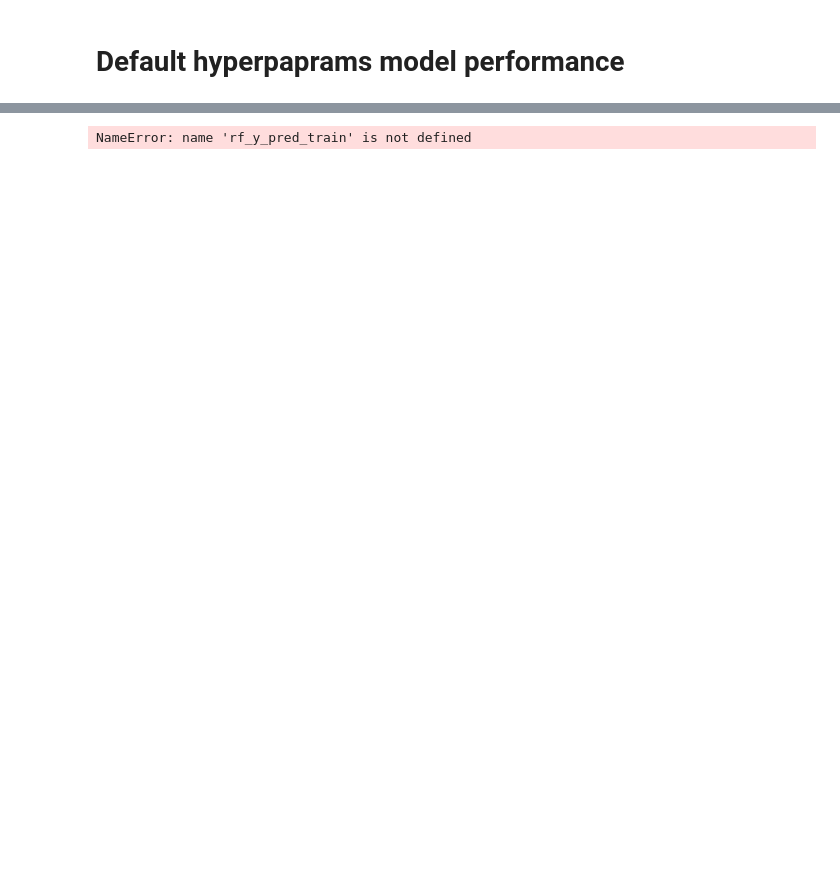
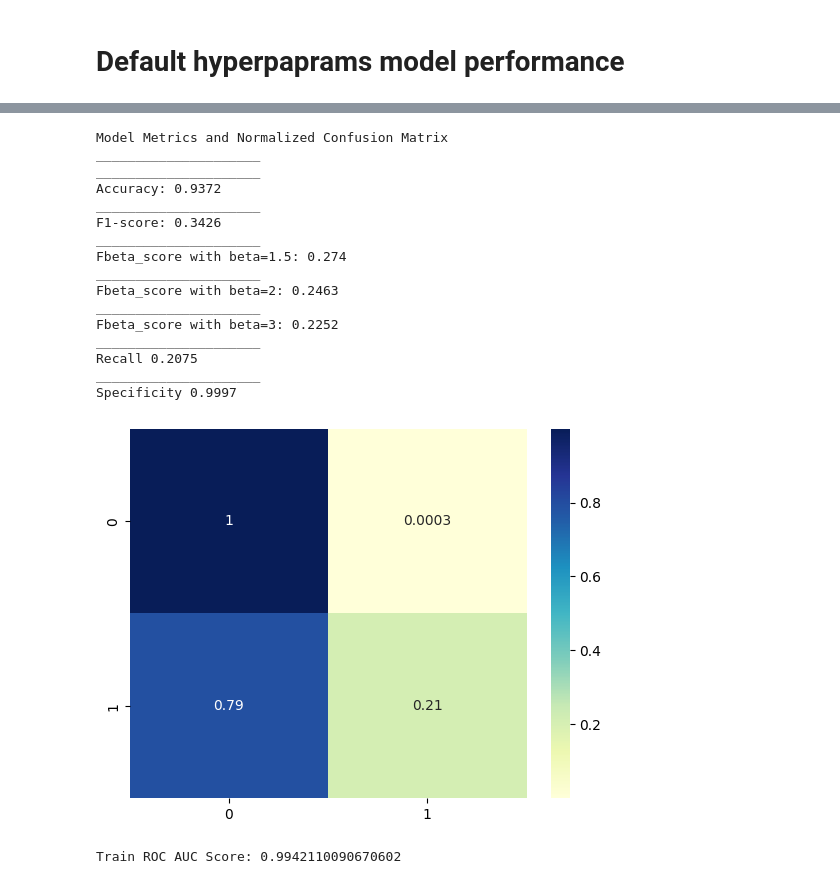
Before and after one commit to Cazta/fraud_detection_electricity_company, a Jupyter notebook: fraud_ml_randomforest.ipynb, the cells around one changed output, grey strips where cells are left out. Drawn from its saved outputs; the diff is of its cells as text; code cells hidden in the pictures; blank space fills up the shorter version.

```diff
--- a/fraud_ml_randomforest.ipynb
+++ b/fraud_ml_randomforest.ipynb
@@ -48,8 +47,8 @@ y_train_tree_large = pd.read_csv('data/y_train_tree_large.csv', delimiter=',')
 # %%
 #reshape y into 2D-array
 
-y_train_tree_small = np.ravel(y_train_tree_small).reshape(-1, 1)
-y_train_tree_large = np.ravel(y_train_tree_large).reshape(-1, 1)
+y_train_tree_small = np.ravel(y_train_tree_small)
+y_train_tree_large = np.ravel(y_train_tree_large)
 # %% [markdown]
 # Import entire data set: test and train data, target
 # %%
@@ -66,10 +65,10 @@ y_train_tree_large = np.ravel(y_train_tree_large).reshape(-1, 1)
 # Instantiating and training model with default hyperparams
 # %%
 # Create the model with 100 trees
-random_forest_default = RandomForestClassifier(n_estimators=100,
+random_forest_default = RandomForestClassifier(n_estimators=500,
                                random_state=RSEED,
                                max_features = 'sqrt',
-                               n_jobs=-1, verbose = 1)
+                               n_jobs=-1, verbose = 1, max_depth=60, min_samples_split=10)
 
 # Fit on small subset of training data
 random_forest_default.fit(X_train_tree_small, y_train_tree_small)
@@ -110,9 +116,31 @@ rf_y_probs_train_small = random_forest_default.predict_proba(X_train_tree_small)
 # %%
 # accuracy matrix: predicted target and true target (small subset of training data)
 
-our_metrics(y_train_tree_small, rf_y_pred_train)
+our_metrics(y_train_tree_small, rf_y_pred_train_small)
 # %% [output]
-NameError: name 'rf_y_pred_train' is not defined
+Model Metrics and Normalized Confusion Matrix
+_____________________
+_____________________
+Accuracy: 0.9372
+_____________________
+F1-score: 0.3426
+_____________________
+Fbeta_score with beta=1.5: 0.274
+_____________________
+Fbeta_score with beta=2: 0.2463
+_____________________
+Fbeta_score with beta=3: 0.2252
+_____________________
+Recall 0.2075
+_____________________
+Specificity 0.9997
+[figure, added]
+# %%
+# roc-auc-score of train (small subsample)
+print(f'Train ROC AUC Score: {roc_auc_score(y_train_tree_small, rf_y_probs_train_small)}')
+#print(f'Test ROC AUC  Score: {roc_auc_score(test_labels, probs)}')
+# %% [output]
+Train ROC AUC Score: 0.9942110090670602
 # %%
 # predicting target and prediction probabilities with large data subset:
 
```
Also changed, not shown: parts of 15 cells of this notebook.
